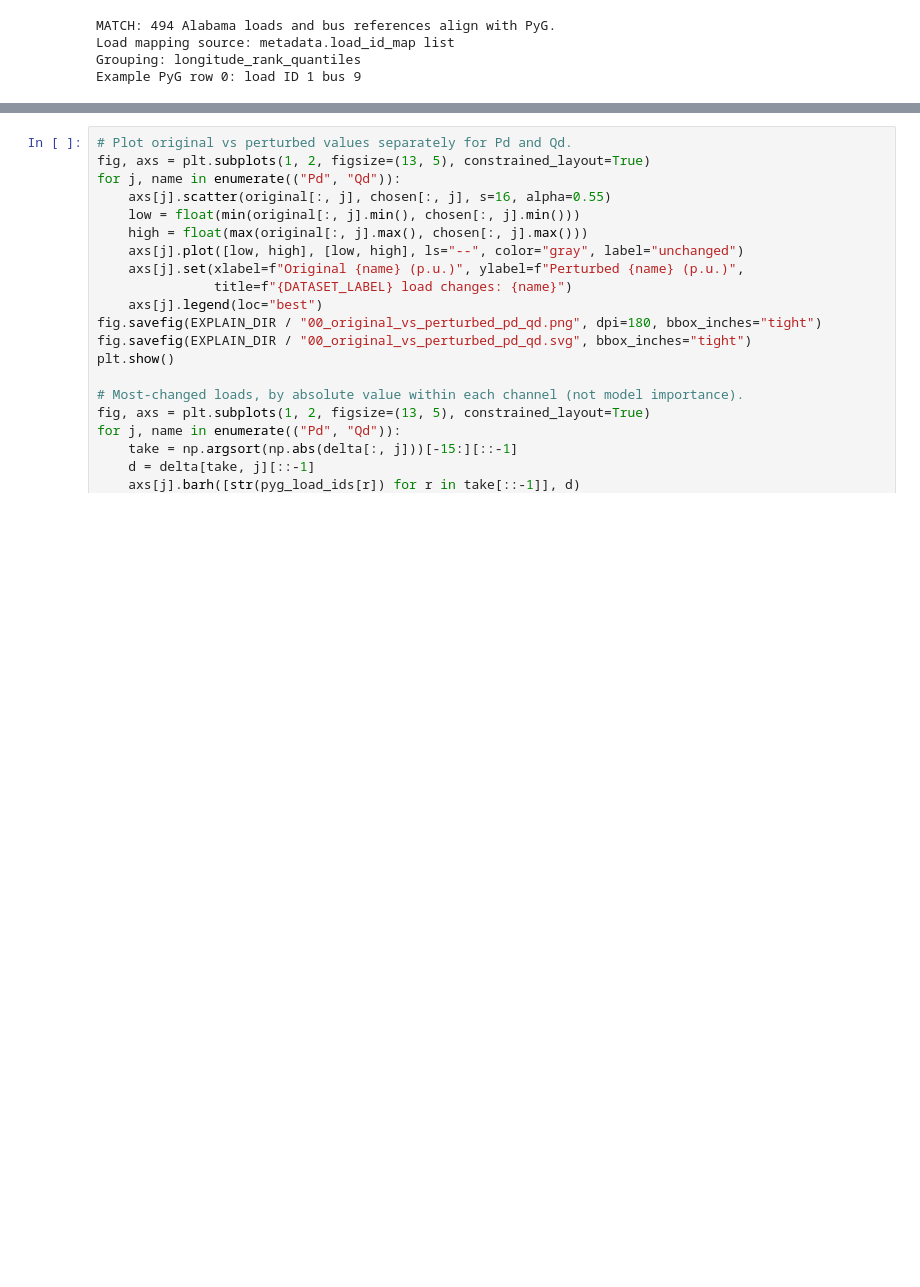
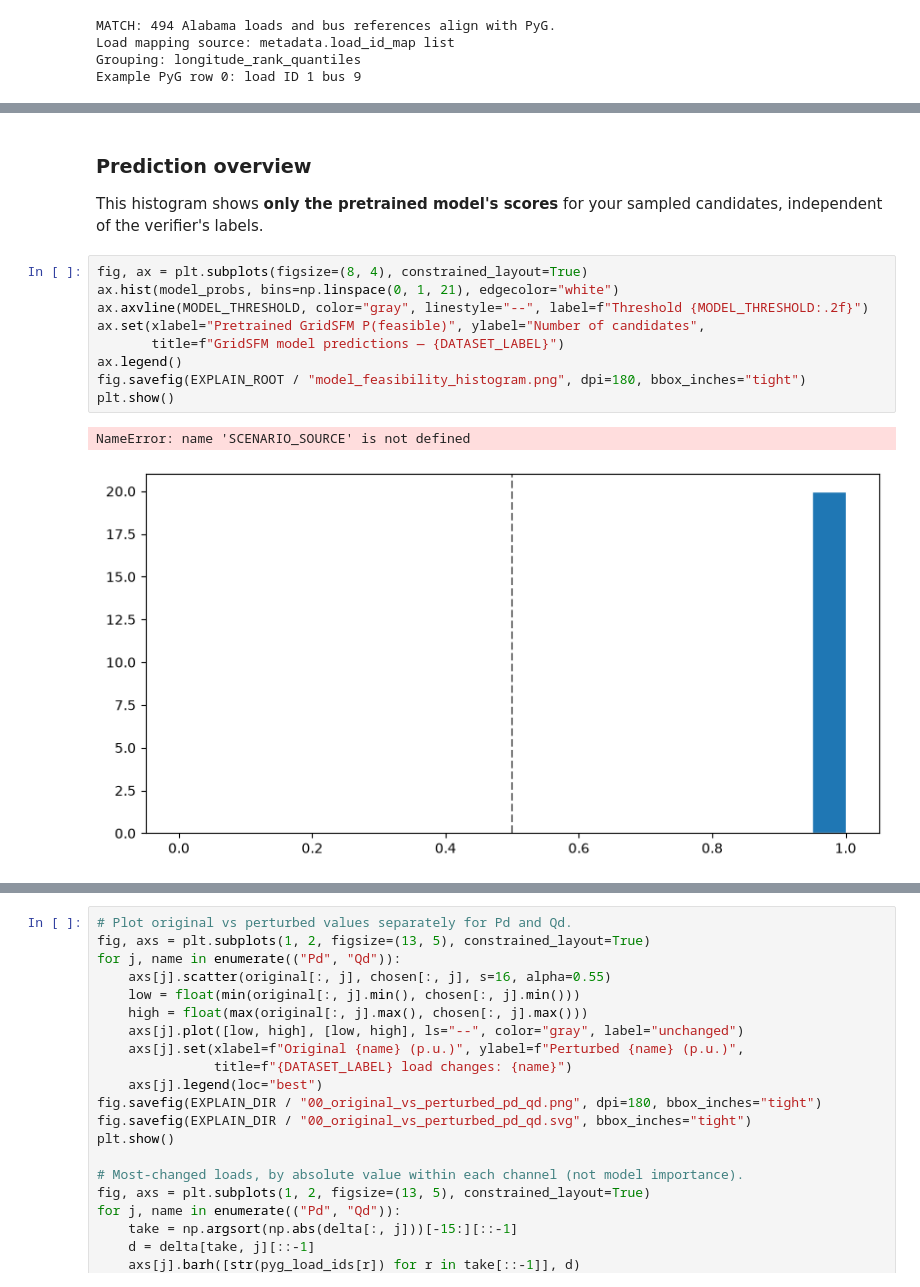
Before and after one commit to punrong/GridSFM, a Jupyter notebook: notebook/load_captum_shap_analysis.ipynb, the cells around one changed output, grey strips where cells are left out. Drawn from its saved outputs; the diff is of its cells as text; blank space fills up the shorter version.

```diff
--- a/notebook/load_captum_shap_analysis.ipynb
+++ b/notebook/load_captum_shap_analysis.ipynb
@@ -309,0 +388,16 @@ These plots show the changes the pretrained model will be asked to explain. Pd a
+# %% [markdown]
+### Prediction overview
+
+This histogram shows **only the pretrained model's scores** for your sampled candidates, independent of the verifier's labels.
+# %%
+fig, ax = plt.subplots(figsize=(8, 4), constrained_layout=True)
+ax.hist(model_probs, bins=np.linspace(0, 1, 21), edgecolor="white")
+ax.axvline(MODEL_THRESHOLD, color="gray", linestyle="--", label=f"Threshold {MODEL_THRESHOLD:.2f}")
+ax.set(xlabel="Pretrained GridSFM P(feasible)", ylabel="Number of candidates",
+       title=f"GridSFM model predictions — {DATASET_LABEL}")
+ax.legend()
+fig.savefig(EXPLAIN_ROOT / "model_feasibility_histogram.png", dpi=180, bbox_inches="tight")
+plt.show()
+# %% [output]
+NameError: name 'SCENARIO_SOURCE' is not defined
+[figure, added]
```
Also changed, not shown: parts of 47 cells of this notebook, 2 other files.
